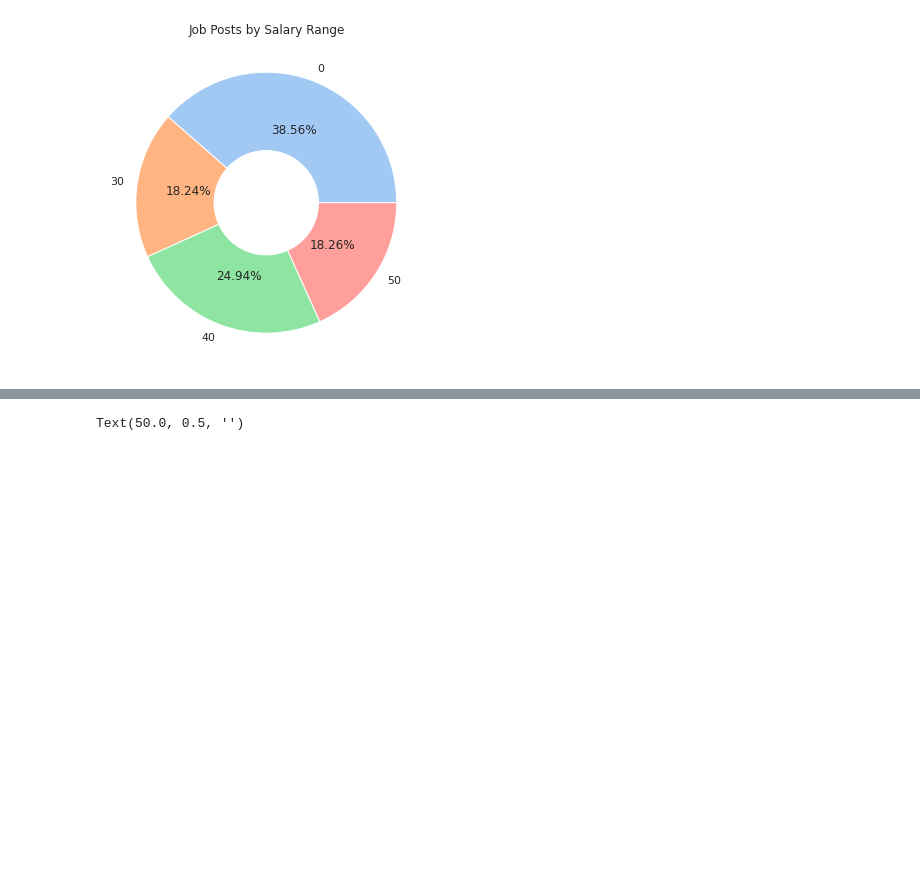
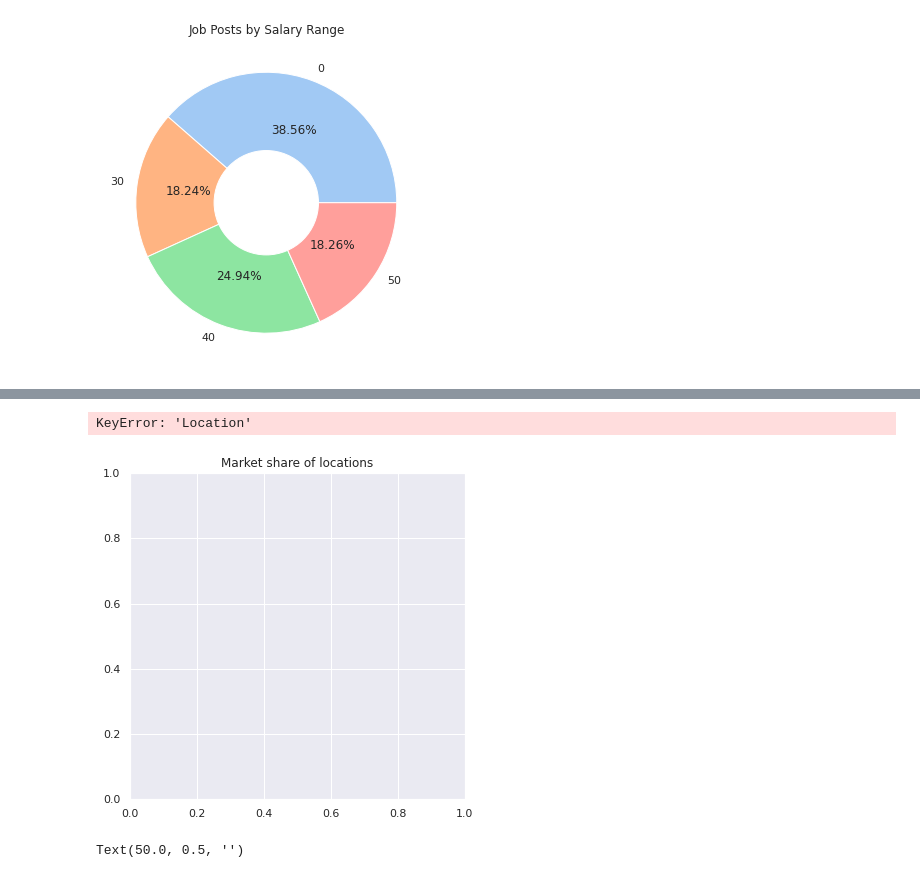
Before and after one commit to dohaicuong/big-data-analysis, a Jupyter notebook: src/lab2/job-market-lab2-3803ict.ipynb, the cells around one changed output, grey strips where cells are left out. Cells and saved outputs as stored; diff of their text form; code cells hidden in the pictures; blank space fills up the shorter version.

```diff
--- a/src/lab2/job-market-lab2-3803ict.ipynb
+++ b/src/lab2/job-market-lab2-3803ict.ipynb
@@ -86,3 +93,19 @@ locationDf.head()
+# %%
+topCitiesDf = locationDf.groupby(np.where(locationDf['Count'] >= 390, locationDf['Location'], 'other')).sum()
+
+sns.set(rc={"figure.figsize":(6, 6)})
+
+plt.title('Market share of locations')
+
+plt.pie(
+    topCitiesDf['Count'],
+    labels=topCitiesDf['Location'],
+    colors=sns.color_palette('pastel'),
+    autopct='%.1f%%',
+)
+# %% [output]
+KeyError: 'Location'
+[figure, added]
 # %%
 %matplotlib inline
 # Pie char for job market share of cities
```
Also changed, not shown: parts of 1 cell of this notebook.
